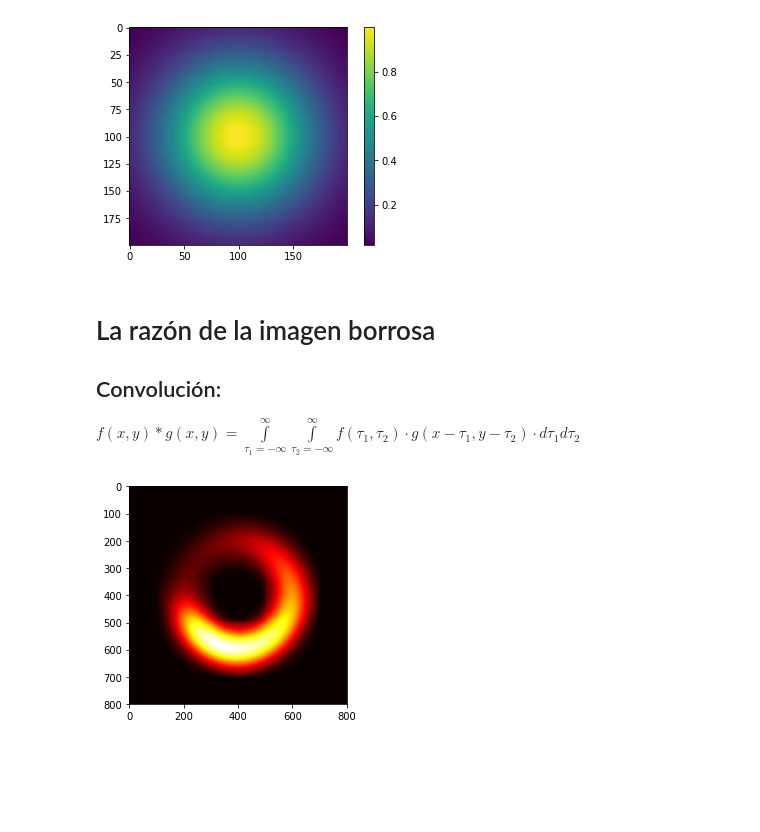
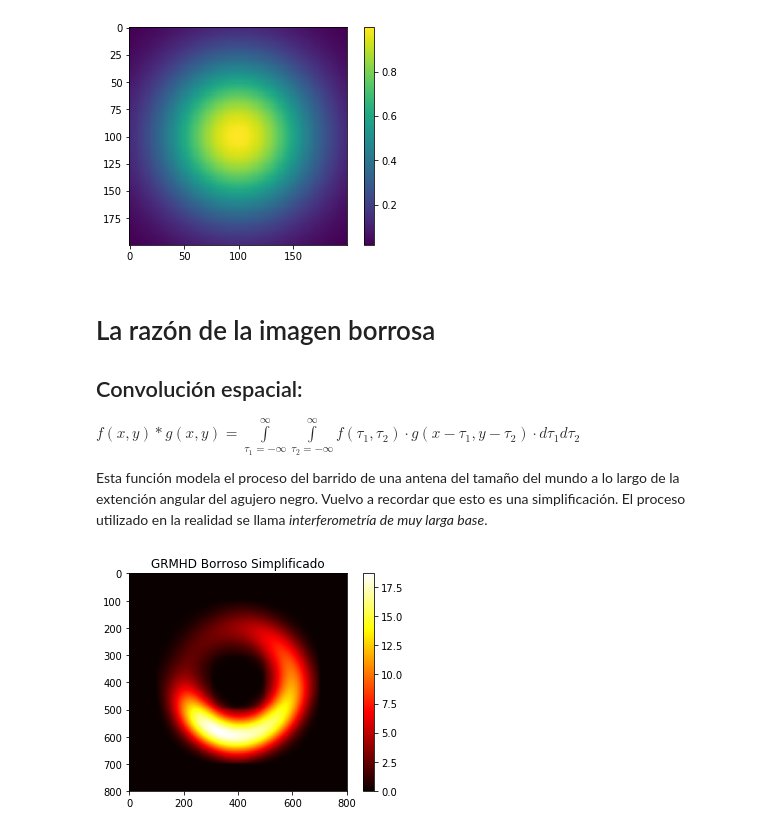
Before and after one commit to rescurib/FbCom, a Jupyter notebook: BlackHole.ipynb, the cells around one changed output. Saved outputs shown, nothing was run; the diff lists cells and outputs as text; code cells hidden in the pictures; blank space fills up the shorter version.

```diff
--- a/BlackHole.ipynb
+++ b/BlackHole.ipynb
@@ -63,14 +63,19 @@ plt.show()
 # %% [markdown]
 # La razón de la imagen borrosa
 
-## Convolución:
+## Convolución espacial:
 $ f(x,y)\ast g(x,y) = \int \limits_{\tau_1=-\infty}^{\infty} \int \limits_{\tau_2=-\infty}^{\infty} f(\tau_1 , \tau_2) \cdot g(x-\tau_1,y-\tau_2) \cdot d\tau_1 d\tau_2$
+
+Esta función modela el proceso del barrido de una antena del tamaño del mundo a lo largo de la extención angular del agujero negro. Vuelvo a recordar que esto es una simplificación. El proceso utilizado en la realidad se llama *interferometría de muy larga base*.
 # %%
 from scipy import signal
 
-RIM = signal.convolve2d(GRMHD,g)
+RIM = signal.convolve2d(GRMHD,g)/X
-# %%
-plt.imshow(RIM,cmap = 'hot')
-plt.show()
-# %% [output]
-[figure, removed]
+# %%
+fig, ax = plt.subplots()
+ims = ax.imshow(RIM,cmap='hot')
+ax.set_title("GRMHD Borroso Simplificado")
+fig.colorbar(ims)
+plt.show()
+# %% [output]
+[figure, added]
```
